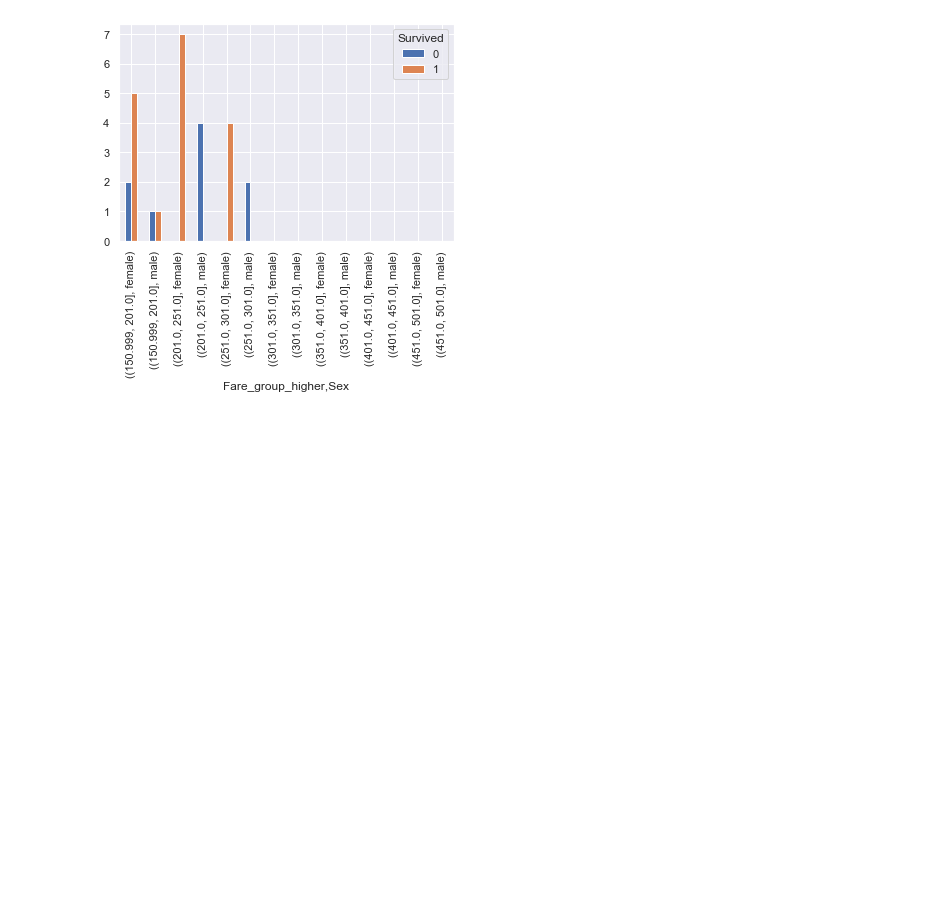
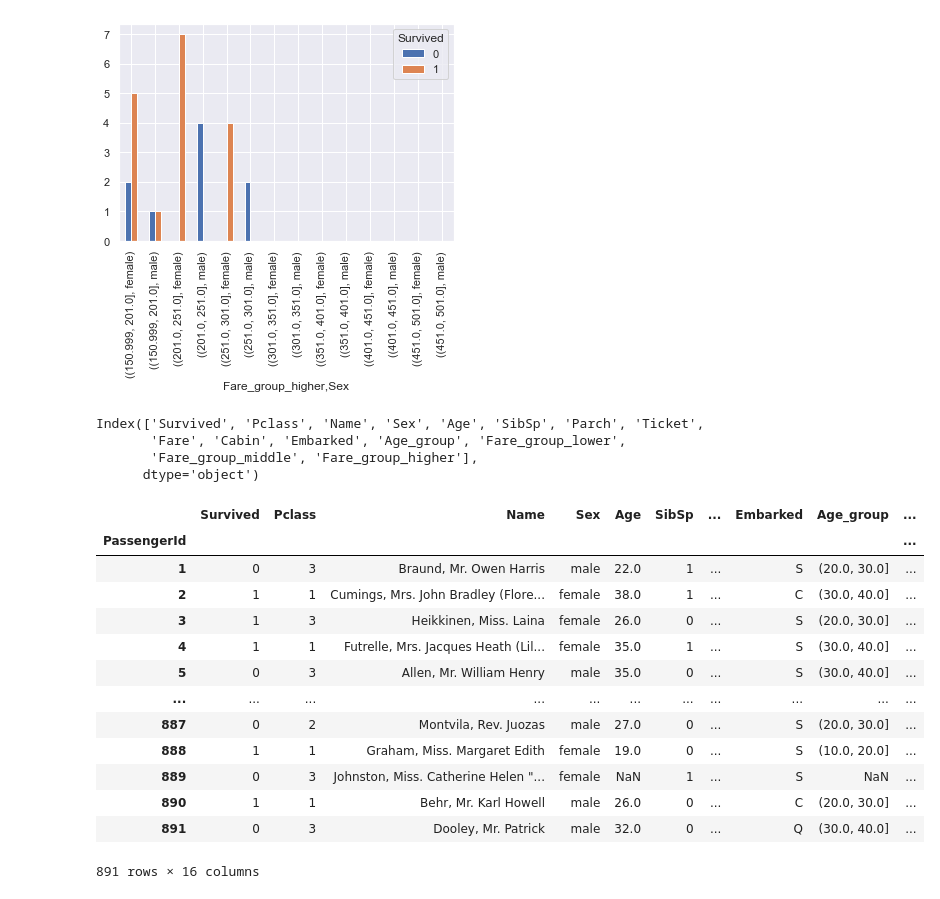
Before and after one commit to JAMorello/data-science-exercises, a Jupyter notebook: Kaggle/Titanic/Titanic, ML from disaster.ipynb, the cells around one changed output. Saved outputs shown, nothing was run; the diff lists cells and outputs as text; code cells hidden in the pictures; blank space fills up the shorter version.

```diff
--- a/Kaggle/Titanic/Titanic, ML from disaster.ipynb
+++ b/Kaggle/Titanic/Titanic, ML from disaster.ipynb
@@ -143,7 +147,7 @@ sb.countplot(y='Survived', hue='Fare_group_higher', data=titanic_data, palette="
 [figure]
 # %%
 # Ratios
-
+titanic_data['Survived'] = titanic_data['Survived'].map({True: 1, False: 0})
 # Sex survival ratio
 sex_ratio = titanic_data.groupby("Sex")['Survived'].mean()
 # female    0.742038
@@ -211,3 +220,33 @@ df.plot(kind='bar')
 # %% [output]
 <matplotlib.axes._subplots.AxesSubplot at 0x...>
 [figure]
+# %%
+titanic_data.columns
+# %% [output]
+Index(['Survived', 'Pclass', 'Name', 'Sex', 'Age', 'SibSp', 'Parch', 'Ticket',
+       'Fare', 'Cabin', 'Embarked', 'Age_group', 'Fare_group_lower',
+       'Fare_group_middle', 'Fare_group_higher'],
+      dtype='object')
+# %%
+# Put all Fare groups in a single column
+# Idea from: https://stackoverflow.com/questions/39291499/how-to-concatenate-multiple-column-values-into-a-single-column-in-panda-datafram/39291596
+cols = ['Fare_group_lower', 'Fare_group_middle', 'Fare_group_higher']
+titanic_data['Fare_group'] = titanic_data[cols].apply(lambda row: ''.join(row.values.astype(str)), axis=1)
+#Idea from https://stackoverflow.com/questions/38565849/pandas-replace-substring-in-string
+titanic_data['Fare_group'].replace({'nan': ''}, inplace=True, regex=True)
+titanic_data
+# %% [output]
+|  | Survived | Pclass | Name | Sex | Age | SibSp | ... | Embarked | Age_group | ... |
+| PassengerId |  |  |  |  |  |  |  |  |  | ... |
+| 1 | 0 | 3 | Braund, Mr. Owen Harris | male | 22.0 | 1 | ... | S | (20.0, 30.0] | ... |
+| 2 | 1 | 1 | Cumings, Mrs. John Bradley (Flore... | female | 38.0 | 1 | ... | C | (30.0, 40.0] | ... |
+| 3 | 1 | 3 | Heikkinen, Miss. Laina | female | 26.0 | 0 | ... | S | (20.0, 30.0] | ... |
+| 4 | 1 | 1 | Futrelle, Mrs. Jacques Heath (Lil... | female | 35.0 | 1 | ... | S | (30.0, 40.0] | ... |
+| 5 | 0 | 3 | Allen, Mr. William Henry | male | 35.0 | 0 | ... | S | (30.0, 40.0] | ... |
+| ... | ... | ... | ... | ... | ... | ... | ... | ... | ... | ... |
+| 887 | 0 | 2 | Montvila, Rev. Juozas | male | 27.0 | 0 | ... | S | (20.0, 30.0] | ... |
+| 888 | 1 | 1 | Graham, Miss. Margaret Edith | female | 19.0 | 0 | ... | S | (10.0, 20.0] | ... |
+| 889 | 0 | 3 | Johnston, Miss. Catherine Helen "... | female | NaN | 1 | ... | S | NaN | ... |
+| 890 | 1 | 1 | Behr, Mr. Karl Howell | male | 26.0 | 0 | ... | C | (20.0, 30.0] | ... |
+| 891 | 0 | 3 | Dooley, Mr. Patrick | male | 32.0 | 0 | ... | Q | (30.0, 40.0] | ... |
+891 rows × 16 columns
```
Also changed, not shown: parts of 6 cells of this notebook.
